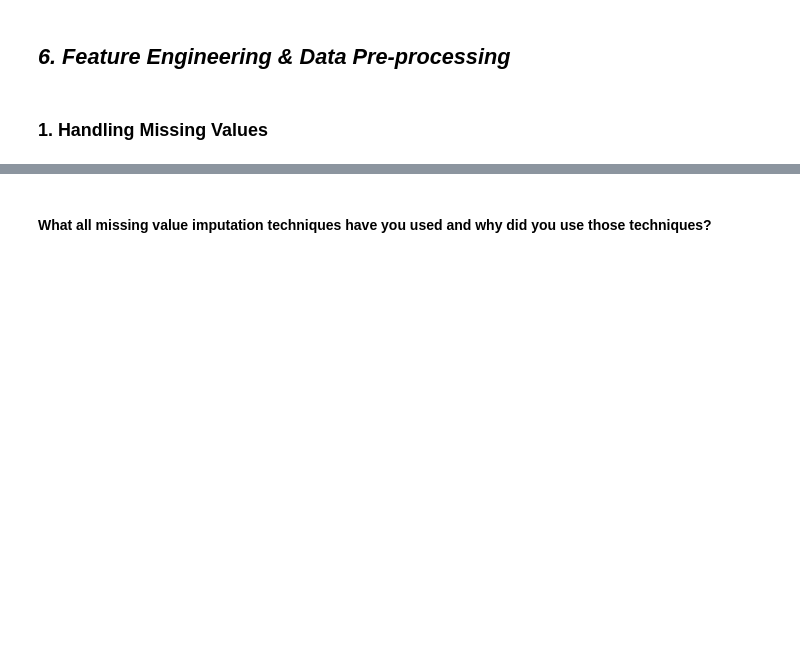
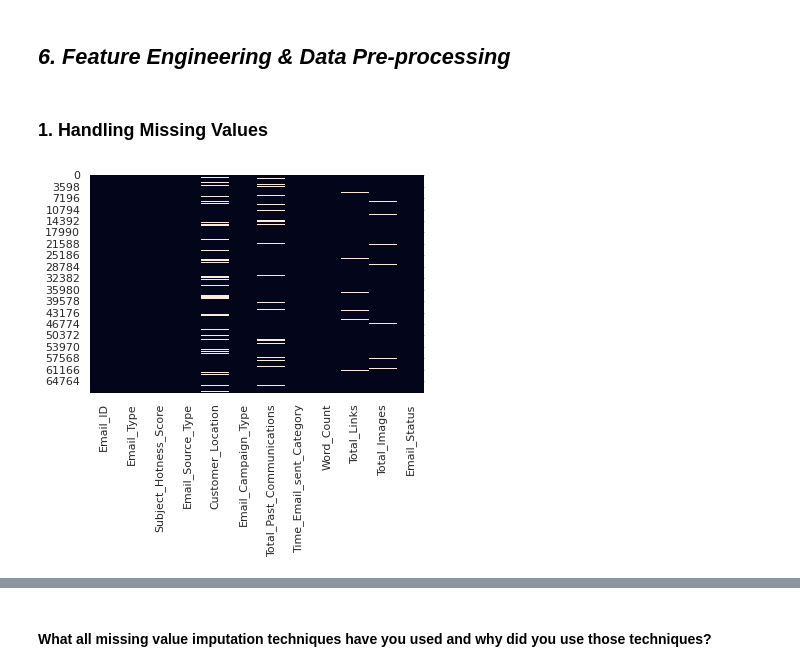
Before and after one commit to shyamsgadekar/Email_Campaign_Effectiveness_Prediction_shyam_gadekar, a Jupyter notebook: Email_Campaign_Effectiveness_Prediction_shyam_gadekar.ipynb, the cells around one changed output, grey strips where cells are left out. Cells and saved outputs as stored; diff of their text form; code cells hidden in the pictures; blank space fills up the shorter version.

```diff
--- a/Email_Campaign_Effectiveness_Prediction_shyam_gadekar.ipynb
+++ b/Email_Campaign_Effectiveness_Prediction_shyam_gadekar.ipynb
@@ -1266,3 +1275,7 @@ This test is used to determine if there are significant differences between the
 ### 1. Handling Missing Values
 # %%
 # Handling Missing Values & Missing Value Imputation
+
+sns.heatmap(df.isnull(), cbar=False);
+# %% [output]
+[figure, added]
```
Also changed, not shown: parts of 115 cells of this notebook.
